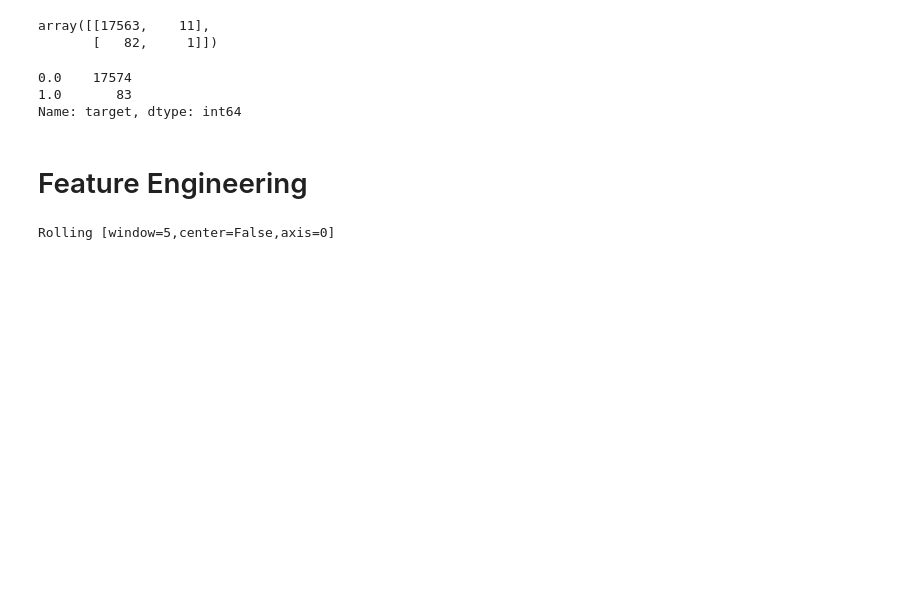
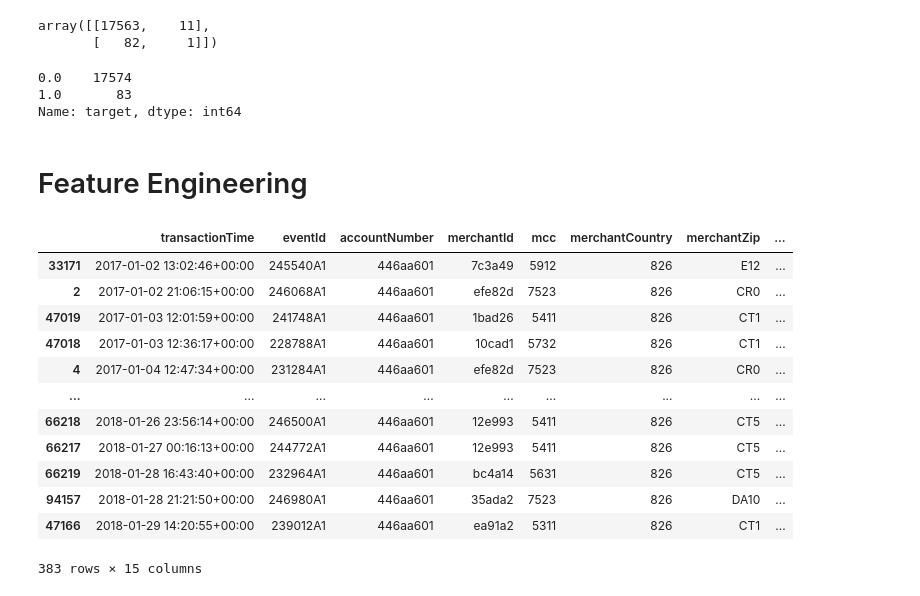
Before and after one commit to LeonMilosevic/fraud_homework_redo, a Jupyter notebook: fraud_homework_redo.ipynb, the cells around one changed output. Drawn from its saved outputs; the diff is of its cells as text; code cells hidden in the pictures; blank space fills up the shorter version.

```diff
--- a/fraud_homework_redo.ipynb
+++ b/fraud_homework_redo.ipynb
@@ -443,4 +486,16 @@ df_data = zip_encoder(data, pgeocode, pycountry, soup)
 # %%
-df_data[df_data['accountNumber'] == '446aa601'].rolling(5)
+df_data[df_data['accountNumber'] == '446aa601'].sort_values(by='transactionTime')
 # %% [output]
+|  | transactionTime | eventId | accountNumber | merchantId | mcc | merchantCountry | merchantZip | ... |
+| 33171 | 2017-01-02 13:02:46+00:00 | 245540A1 | 446aa601 | 7c3a49 | 5912 | 826 | E12 | ... |
+| 2 | 2017-01-02 21:06:15+00:00 | 246068A1 | 446aa601 | efe82d | 7523 | 826 | CR0 | ... |
+| 47019 | 2017-01-03 12:01:59+00:00 | 241748A1 | 446aa601 | 1bad26 | 5411 | 826 | CT1 | ... |
+| 47018 | 2017-01-03 12:36:17+00:00 | 228788A1 | 446aa601 | 10cad1 | 5732 | 826 | CT1 | ... |
+| 4 | 2017-01-04 12:47:34+00:00 | 231284A1 | 446aa601 | efe82d | 7523 | 826 | CR0 | ... |
+| ... | ... | ... | ... | ... | ... | ... | ... | ... |
+| 66218 | 2018-01-26 23:56:14+00:00 | 246500A1 | 446aa601 | 12e993 | 5411 | 826 | CT5 | ... |
+| 66217 | 2018-01-27 00:16:13+00:00 | 244772A1 | 446aa601 | 12e993 | 5411 | 826 | CT5 | ... |
+| 66219 | 2018-01-28 16:43:40+00:00 | 232964A1 | 446aa601 | bc4a14 | 5631 | 826 | CT5 | ... |
+| 94157 | 2018-01-28 21:21:50+00:00 | 246980A1 | 446aa601 | 35ada2 | 7523 | 826 | DA10 | ... |
+| 47166 | 2018-01-29 14:20:55+00:00 | 239012A1 | 446aa601 | ea91a2 | 5311 | 826 | CT1 | ... |
-Rolling [window=5,center=False,axis=0]
+383 rows × 15 columns
```
Also changed, not shown: parts of 12 cells of this notebook.
